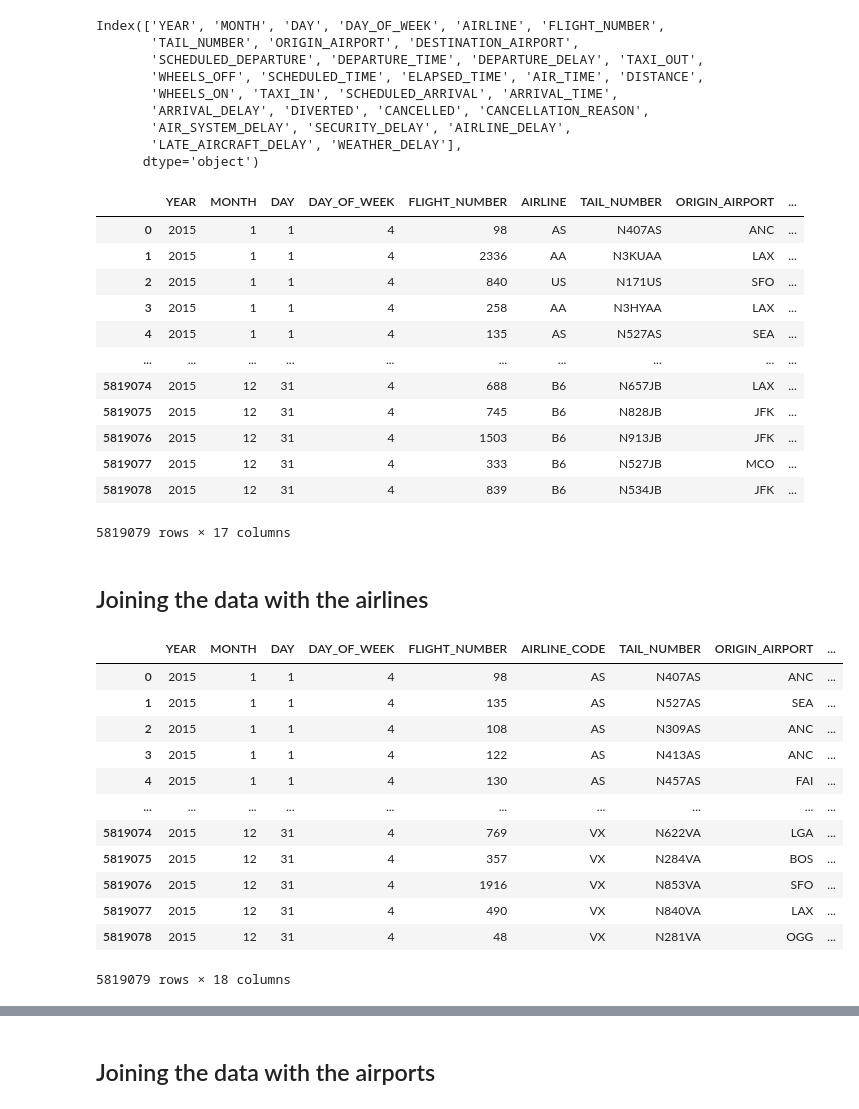
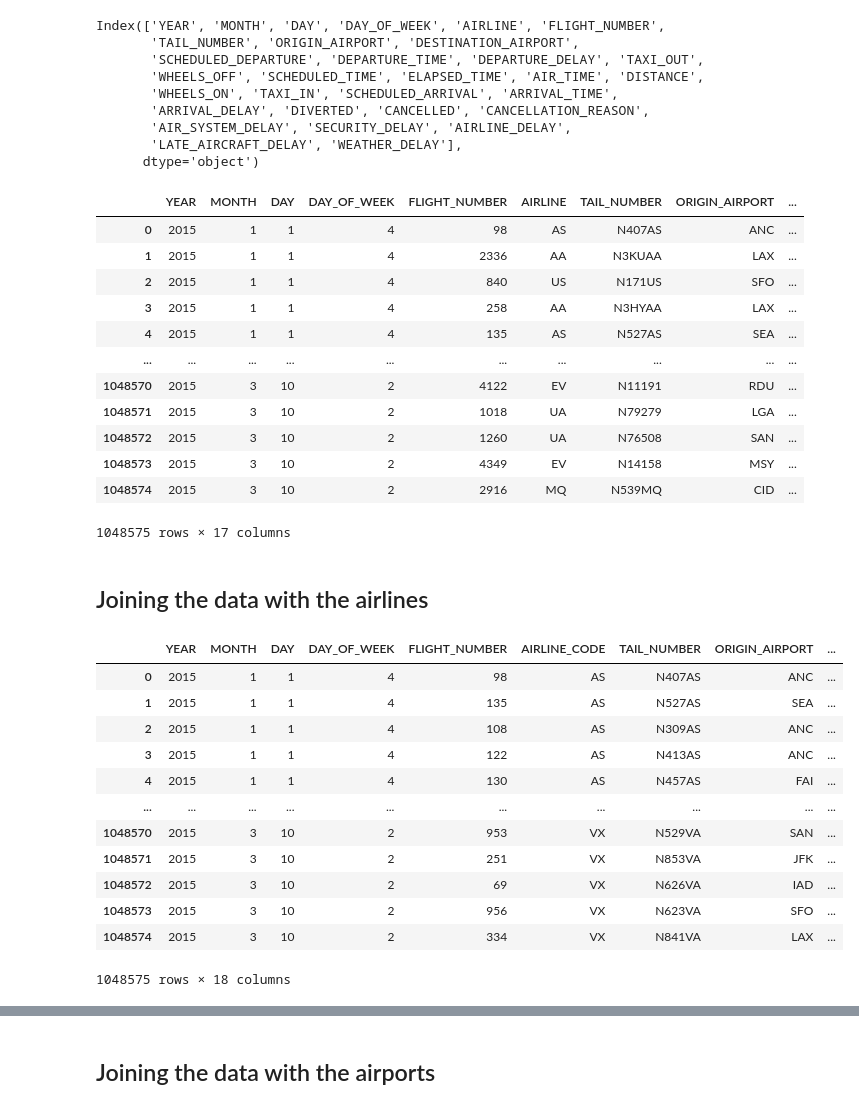
Before and after one commit to DataaAlchemist/PredictingFlightDelays, a Jupyter notebook: notebooks/01-heritsam-data understanding.ipynb, the cells around one changed output, grey strips where cells are left out. Drawn from its saved outputs; the diff is of its cells as text; code cells hidden in the pictures.

```diff
--- a/notebooks/01-heritsam-data understanding.ipynb
+++ b/notebooks/01-heritsam-data understanding.ipynb
@@ -7,7 +8,7 @@ pd.set_option('display.max_columns', 100)
 # %% [markdown]
 # Flight Data
 # %%
-df = pd.read_csv('../data/raw/flights.csv', parse_dates=True)
+df = pd.read_csv('../src/data/flights.csv', parse_dates=True)
 df.head()
 # %% [output]
 |  | YEAR | MONTH | DAY | DAY_OF_WEEK | AIRLINE | FLIGHT_NUMBER | TAIL_NUMBER | ORIGIN_AIRPORT | ... |
@@ -73,35 +74,35 @@ df[cols]
 | 3 | 2015 | 1 | 1 | 4 | 258 | AA | N3HYAA | LAX | ... |
 | 4 | 2015 | 1 | 1 | 4 | 135 | AS | N527AS | SEA | ... |
 | ... | ... | ... | ... | ... | ... | ... | ... | ... | ... |
-| 5819074 | 2015 | 12 | 31 | 4 | 688 | B6 | N657JB | LAX | ... |
-| 5819075 | 2015 | 12 | 31 | 4 | 745 | B6 | N828JB | JFK | ... |
-| 5819076 | 2015 | 12 | 31 | 4 | 1503 | B6 | N913JB | JFK | ... |
-| 5819077 | 2015 | 12 | 31 | 4 | 333 | B6 | N527JB | MCO | ... |
-| 5819078 | 2015 | 12 | 31 | 4 | 839 | B6 | N534JB | JFK | ... |
+| 1048570 | 2015 | 3 | 10 | 2 | 4122 | EV | N11191 | RDU | ... |
+| 1048571 | 2015 | 3 | 10 | 2 | 1018 | UA | N79279 | LGA | ... |
+| 1048572 | 2015 | 3 | 10 | 2 | 1260 | UA | N76508 | SAN | ... |
+| 1048573 | 2015 | 3 | 10 | 2 | 4349 | EV | N14158 | MSY | ... |
+| 1048574 | 2015 | 3 | 10 | 2 | 2916 | MQ | N539MQ | CID | ... |
-5819079 rows × 17 columns
+1048575 rows × 17 columns
 # %% [markdown]
 ## Joining the data with the airlines
 # %%
 df_merged = pd.DataFrame()
 # %%
-airline = pd.read_csv('../data/raw/airlines.csv')
+airline = pd.read_csv('../src/data/airlines.csv')
 df_merged = df[cols].merge(airline, left_on='AIRLINE', right_on='IATA_CODE', suffixes=('_CODE', '_NAME'))
 df_merged.drop('IATA_CODE', axis=1, inplace=True)
 df_merged
 # %% [output]
 |  | YEAR | MONTH | DAY | DAY_OF_WEEK | FLIGHT_NUMBER | AIRLINE_CODE | TAIL_NUMBER | ORIGIN_AIRPORT | ... |
 | 0 | 2015 | 1 | 1 | 4 | 98 | AS | N407AS | ANC | ... |
 | 1 | 2015 | 1 | 1 | 4 | 135 | AS | N527AS | SEA | ... |
 | 2 | 2015 | 1 | 1 | 4 | 108 | AS | N309AS | ANC | ... |
 | 3 | 2015 | 1 | 1 | 4 | 122 | AS | N413AS | ANC | ... |
 | 4 | 2015 | 1 | 1 | 4 | 130 | AS | N457AS | FAI | ... |
 | ... | ... | ... | ... | ... | ... | ... | ... | ... | ... |
-| 5819074 | 2015 | 12 | 31 | 4 | 769 | VX | N622VA | LGA | ... |
-| 5819075 | 2015 | 12 | 31 | 4 | 357 | VX | N284VA | BOS | ... |
-| 5819076 | 2015 | 12 | 31 | 4 | 1916 | VX | N853VA | SFO | ... |
-| 5819077 | 2015 | 12 | 31 | 4 | 490 | VX | N840VA | LAX | ... |
-| 5819078 | 2015 | 12 | 31 | 4 | 48 | VX | N281VA | OGG | ... |
+| 1048570 | 2015 | 3 | 10 | 2 | 953 | VX | N529VA | SAN | ... |
+| 1048571 | 2015 | 3 | 10 | 2 | 251 | VX | N853VA | JFK | ... |
+| 1048572 | 2015 | 3 | 10 | 2 | 69 | VX | N626VA | IAD | ... |
+| 1048573 | 2015 | 3 | 10 | 2 | 956 | VX | N623VA | SFO | ... |
+| 1048574 | 2015 | 3 | 10 | 2 | 334 | VX | N841VA | LAX | ... |
-5819079 rows × 18 columns
+1048575 rows × 18 columns
 # %%
 df_merged.query('MONTH == 10')
 # %% [output]
```
Also changed, not shown: parts of 18 cells of this notebook, 5 other files.
